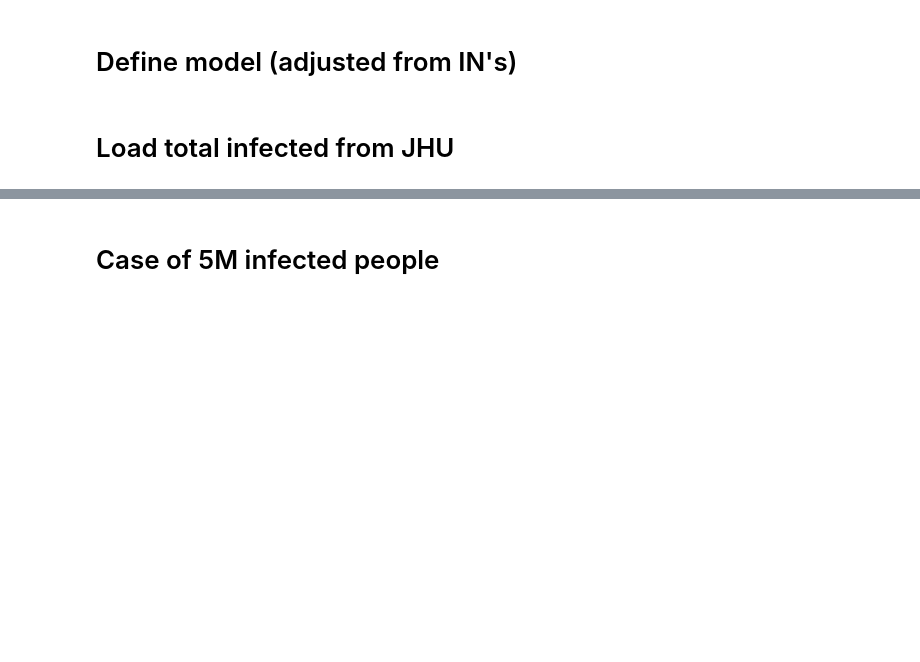
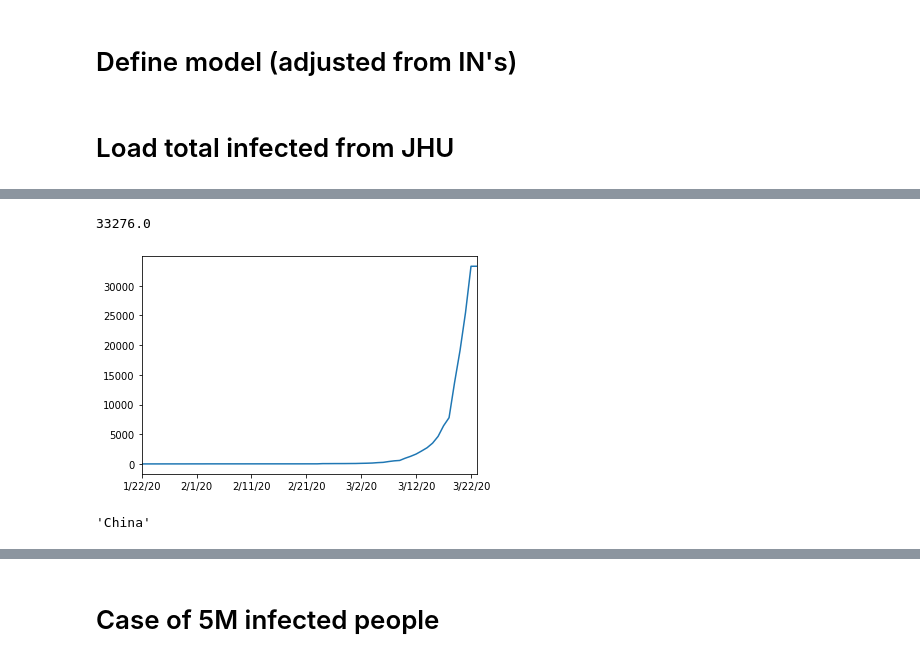
Before and after one commit to gbellandi/corona_model, a Jupyter notebook: Corona_model_scenarios_JHUdata.ipynb, the cells around one changed output, grey strips where cells are left out. Drawn from its saved outputs; the diff is of its cells as text; code cells hidden in the pictures; blank space fills up the shorter version.

```diff
--- a/Corona_model_scenarios_JHUdata.ipynb
+++ b/Corona_model_scenarios_JHUdata.ipynb
@@ -48,0 +51,8 @@ COVID19_totalConf.index = pd.to_datetime(COVID19_totalConf.index)
+# %%
+df_world = df_confd.drop(df_confd[df_confd.columns[[0,2,3]]], axis=1)
+# %%
+df_world = df_world.T
+# %%
+df_world.columns = df_world[:1].values[0]
+# %%
+df_world = df_world[1:]
@@ -48,0 +75,6 @@ COVID19_totalConf.index = pd.to_datetime(COVID19_totalConf.index)
+# %%
+df_world['US'].sum(axis=1).plot()
+print(str(max(df_world['US'].sum(axis=1))))
+# %% [output]
+33276.0
+[figure, added]
@@ -48,0 +83,4 @@ COVID19_totalConf.index = pd.to_datetime(COVID19_totalConf.index)
+# %%
+df_world.max().idxmax()
+# %% [output]
+'China'
```
Also changed, not shown: parts of 13 cells of this notebook.
